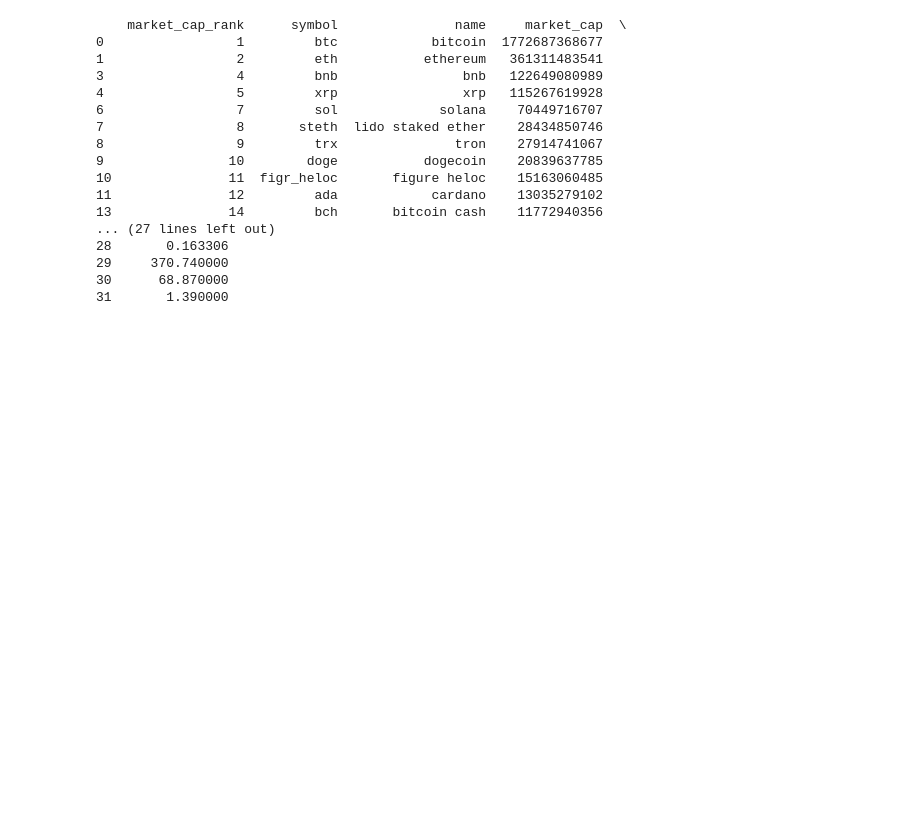
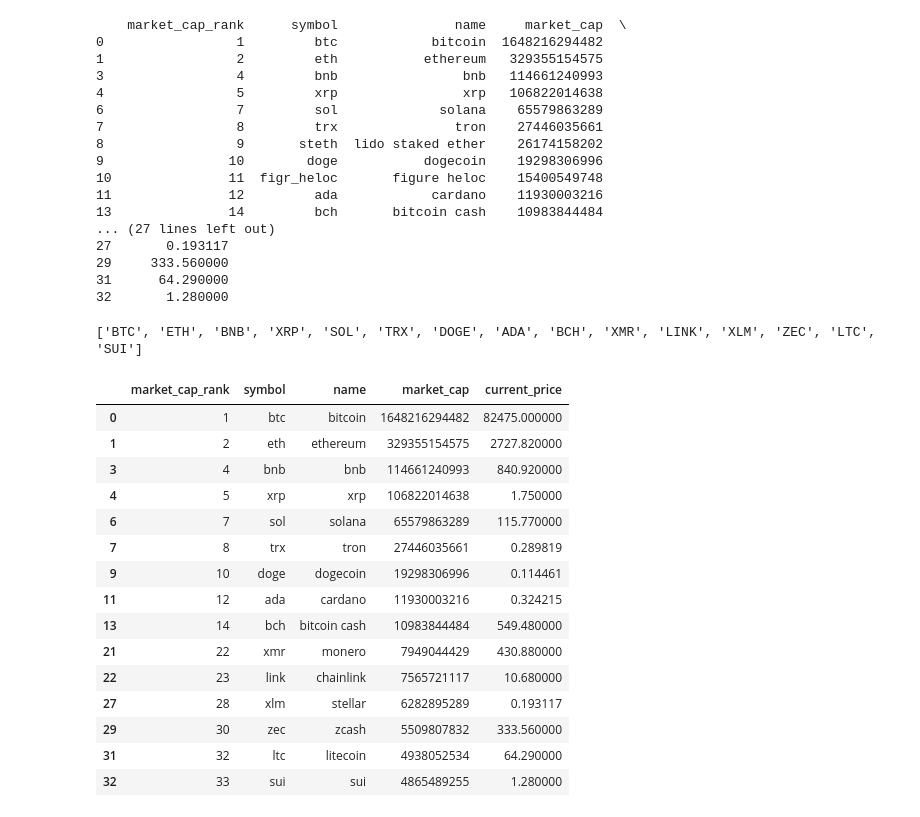
Before and after one commit to weisiang1218/nusiqf-crypto, a Jupyter notebook: data.ipynb, the cells around one changed output. Cells and saved outputs as stored; diff of their text form; code cells hidden in the pictures; blank space fills up the shorter version.

```diff
--- a/data.ipynb
+++ b/data.ipynb
@@ -26,7 +26,7 @@ df = pd.DataFrame(data)[
 stablecoins = {
     "usdt", "usdc", "busd", "dai", "tusd",
     "usdp", "fdusd", "gusd", "lusd",
-    "ust", "ustc", "usdd", "eurc",'usds','usde','bsc-usd'
+    "ust", "ustc", "usdd", "eurc",'usds','usde','bsc-usd','usd1'
 }
 
 # normalize text
@@ -48,19 +48,36 @@ df = df.sort_values("market_cap", ascending=False).head(20)
 print(df)
 # %% [output]
     market_cap_rank      symbol               name     market_cap  \
-0                 1         btc            bitcoin  1772687368677
-1                 2         eth           ethereum   361311483541
-3                 4         bnb                bnb   122649080989
-4                 5         xrp                xrp   115267619928
-6                 7         sol             solana    70449716707
-7                 8       steth  lido staked ether    28434850746
-8                 9         trx               tron    27914741067
-9                10        doge           dogecoin    20839637785
-10               11  figr_heloc       figure heloc    15163060485
-11               12         ada            cardano    13035279102
-13               14         bch       bitcoin cash    11772940356
+0                 1         btc            bitcoin  1648216294482
+1                 2         eth           ethereum   329355154575
+3                 4         bnb                bnb   114661240993
+4                 5         xrp                xrp   106822014638
+6                 7         sol             solana    65579863289
+7                 8         trx               tron    27446035661
+8                 9       steth  lido staked ether    26174158202
+9                10        doge           dogecoin    19298306996
+10               11  figr_heloc       figure heloc    15400549748
+11               12         ada            cardano    11930003216
+13               14         bch       bitcoin cash    10983844484
 ... (27 lines left out)
-28       0.163306
-29     370.740000
-30      68.870000
-31       1.390000
+27       0.193117
+29     333.560000
+31      64.290000
+32       1.280000
+# %%
+binance_symbols = requests.get(
+    "https://api.binance.com/api/v3/exchangeInfo"
+).json()
+
+binance_assets = {
+    s["baseAsset"].lower()
+    for s in binance_symbols["symbols"]
+    if s["quoteAsset"] == "USDT"
+}
+
+df = df[df["symbol"].isin(binance_assets)]
+# %%
+symbols = df["symbol"].str.upper().tolist()
+print(symbols)
+# %% [output]
+['BTC', 'ETH', 'BNB', 'XRP', 'SOL', 'TRX', 'DOGE', 'ADA', 'BCH', 'XMR', 'LINK', 'XLM', 'ZEC', 'LTC', 'SUI']
@@ -66,0 +138,19 @@ print(df)
+# %%
+df
+# %% [output]
+|  | market_cap_rank | symbol | name | market_cap | current_price |
+| 0 | 1 | btc | bitcoin | 1648216294482 | 82475.000000 |
+| 1 | 2 | eth | ethereum | 329355154575 | 2727.820000 |
+| 3 | 4 | bnb | bnb | 114661240993 | 840.920000 |
+| 4 | 5 | xrp | xrp | 106822014638 | 1.750000 |
+| 6 | 7 | sol | solana | 65579863289 | 115.770000 |
+| 7 | 8 | trx | tron | 27446035661 | 0.289819 |
+| 9 | 10 | doge | dogecoin | 19298306996 | 0.114461 |
+| 11 | 12 | ada | cardano | 11930003216 | 0.324215 |
+| 13 | 14 | bch | bitcoin cash | 10983844484 | 549.480000 |
+| 21 | 22 | xmr | monero | 7949044429 | 430.880000 |
+| 22 | 23 | link | chainlink | 7565721117 | 10.680000 |
+| 27 | 28 | xlm | stellar | 6282895289 | 0.193117 |
+| 29 | 30 | zec | zcash | 5509807832 | 333.560000 |
+| 31 | 32 | ltc | litecoin | 4938052534 | 64.290000 |
+| 32 | 33 | sui | sui | 4865489255 | 1.280000 |
```
Also changed, not shown: parts of 15 cells of this notebook, 1 other file.
